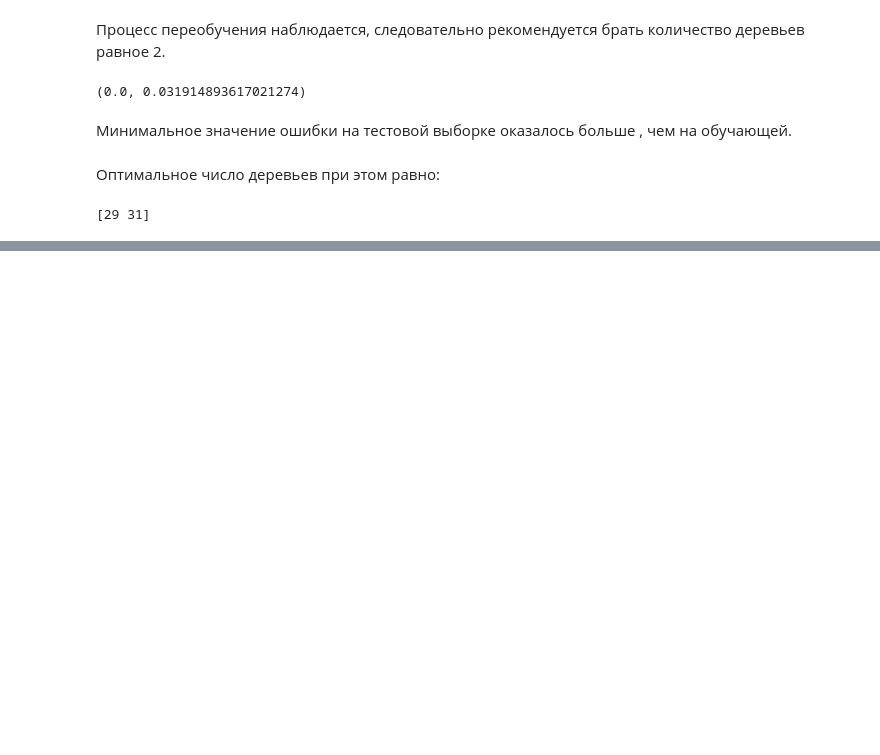
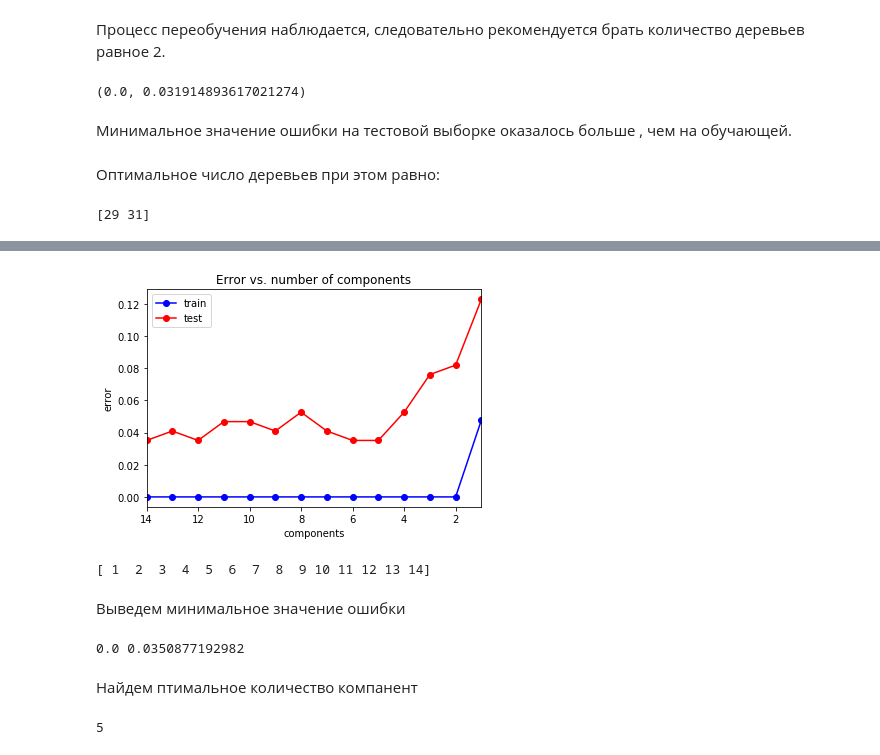
Before and after one commit to OlgaAnikina/Machine_learning, a Jupyter notebook: MO.lab1.ipynb, the cells around one changed output, grey strips where cells are left out. Drawn from its saved outputs; the diff is of its cells as text; code cells hidden in the pictures; blank space fills up the shorter version.

```diff
--- a/MO.lab1.ipynb
+++ b/MO.lab1.ipynb
@@ -1127,0 +1132,7 @@ print(trees_opt)
+# %%
+X_train, X_test, y_train, y_test = train_test_split(X, y, test_size = 0.3, random_state = 3)
+# %%
+from sklearn import decomposition
+pca = decomposition.PCA(n_components = 5)
+X_train_reduc = pca.fit_transform(X_train)
+X_test_reduc = pca.transform(X_test)
@@ -1127,0 +1141,4 @@ print(trees_opt)
+# %%
+from sklearn import ensemble
+ab_model = ensemble.AdaBoostClassifier(n_estimators = 100)
+ab_model.fit(X_train_reduc, y_train)
@@ -1127,0 +1161,45 @@ print(trees_opt)
+# %%
+components_arr = np.arange(1, 15, 1)
+test_err = []
+train_err = []
+oob_err = []
+for components in components_arr:
+    pca = decomposition.PCA(n_components = components)
+    X_train_reduc = pca.fit_transform(X_train)
+    X_test_reduc = pca.transform(X_test)
+    ab_model = ensemble.AdaBoostClassifier(n_estimators = 100)
+    ab_model.fit(X_train_reduc, y_train)
+    train_err.append(np.mean(y_train != ab_model.predict(X_train_reduc)))
+    test_err.append(np.mean(y_test  != ab_model.predict(X_test_reduc)))
+# %%
+plt.plot(components_arr, train_err, 'b-o', label = 'train')
+plt.plot(components_arr, test_err, 'r-o', label = 'test')
+
+plt.xlim([np.max(components_arr), np.min(components_arr)])
+plt.title('Error vs. number of components')
+plt.xlabel('components')
+plt.ylabel('error')
+plt.legend()
+pass
+# %% [output]
+[figure, added]
+# %%
+print(components_arr)
+# %% [output]
+[ 1  2  3  4  5  6  7  8  9 10 11 12 13 14]
+# %% [markdown]
+Выведем минимальное значение ошибки
+# %%
+min_train_err = np.min(train_err)
+min_test_err = np.min(test_err)
+print(min_train_err, min_test_err)
+# %% [output]
+0.0 0.0350877192982
+# %% [markdown]
+Найдем птимальное количество компанент
+# %%
+components_opt = components_arr[test_err == min_test_err]
+components_opt = components_opt[0]
+print(components_opt)
+# %% [output]
+5
```
Also changed, not shown: parts of 6 cells of this notebook.
